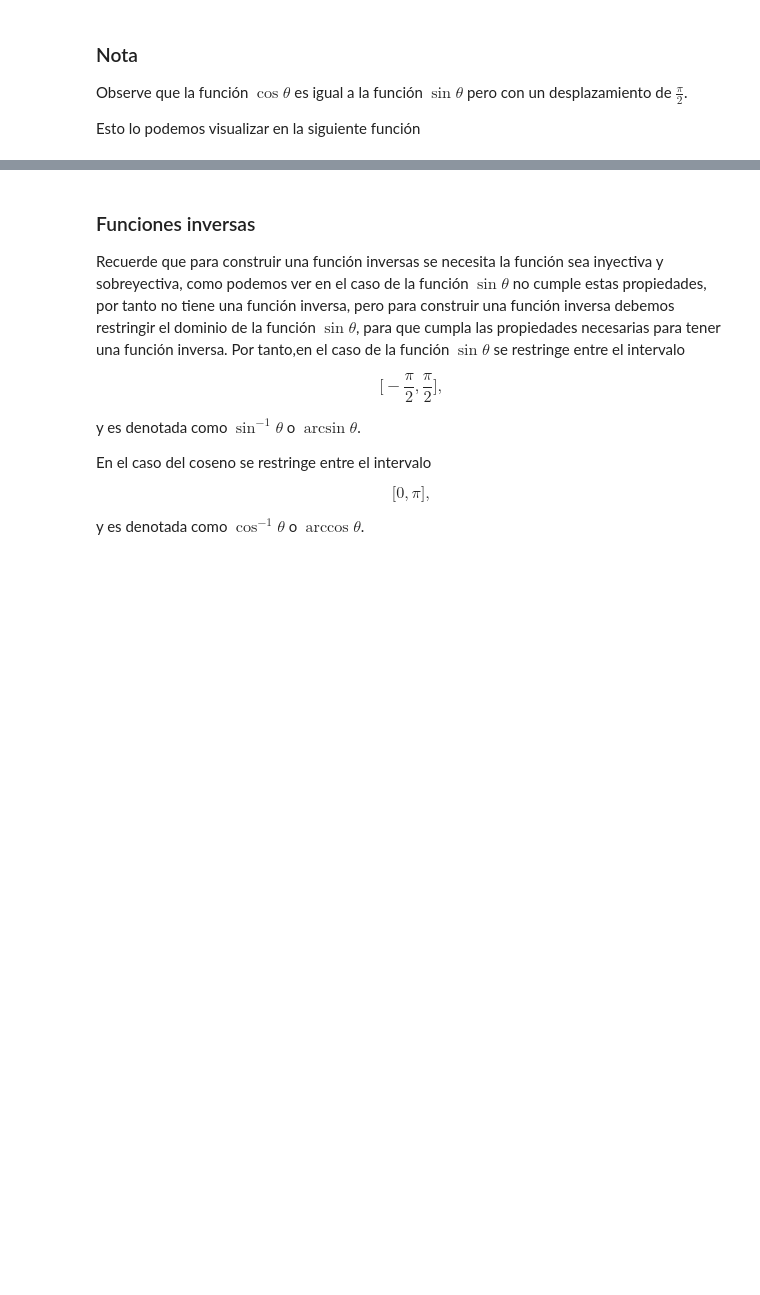
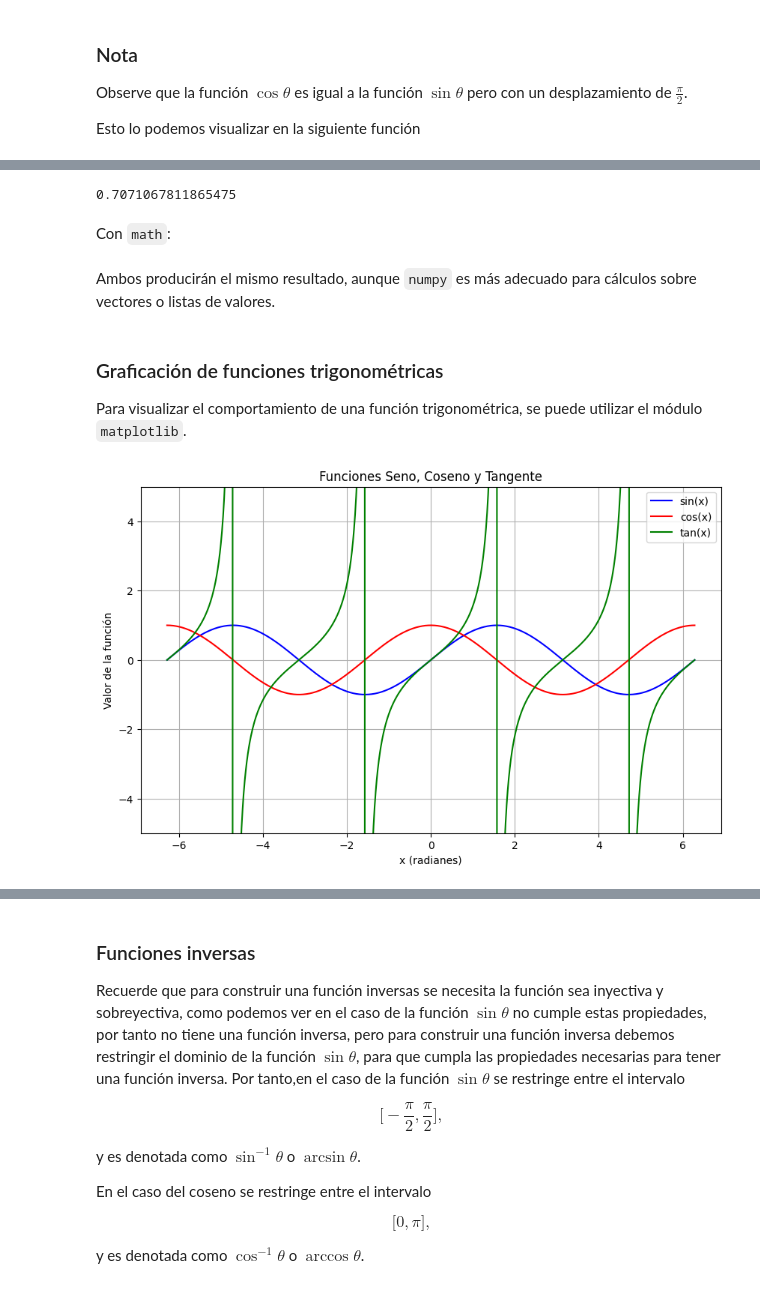
Before and after one commit to abelalv/PUJ_MMAF, a Jupyter notebook: seccion_7/MMAF_python_7.ipynb, the cells around one changed output, grey strips where cells are left out. Cells and saved outputs as stored; diff of their text form; code cells hidden in the pictures; blank space fills up the shorter version.

```diff
--- a/seccion_7/MMAF_python_7.ipynb
+++ b/seccion_7/MMAF_python_7.ipynb
@@ -267,0 +142,10 @@ plt.show()
+# %%
+import numpy as np
+
+angulo = np.pi / 4   # 45 grados en radianes
+seno = np.sin(angulo)
+print(seno)
+# %% [output]
+0.7071067811865475
+# %% [markdown]
+Con `math`:
@@ -267,0 +158,40 @@ plt.show()
+# %% [markdown]
+Ambos producirán el mismo resultado, aunque `numpy` es más adecuado para cálculos sobre vectores o listas de valores.
+# %% [markdown]
+### Graficación de funciones trigonométricas
+
+Para visualizar el comportamiento de una función trigonométrica, se puede utilizar el módulo `matplotlib`.
+# %%
+import numpy as np
+import matplotlib.pyplot as plt
+
+# Crear un conjunto de valores de x entre -2π y 2π
+x = np.linspace(-2*np.pi, 2*np.pi, 1000)
+
+# Calcular el valor del seno, coseno y tangente para cada punto
+y1 = np.sin(x)
+y2 = np.cos(x)
+y3 = np.tan(x)
+
+# Crear la figura
+plt.figure(figsize=(10, 6))
+
+# Graficar las tres funciones
+plt.plot(x, y1, label='sin(x)', color='b')
+plt.plot(x, y2, label='cos(x)', color='r')
+plt.plot(x, y3, label='tan(x)', color='g')
+
+# Ajustar el rango del eje y para que la tangente no distorsione la vista
+plt.ylim(-5, 5)
+
+# Título y etiquetas
+plt.title("Funciones Seno, Coseno y Tangente")
+plt.xlabel("x (radianes)")
+plt.ylabel("Valor de la función")
+plt.grid(True)
+plt.legend()
+
+# Mostrar la gráfica
+plt.show()
+# %% [output]
+[figure, added]
```
Also changed, not shown: parts of 53 cells of this notebook.
